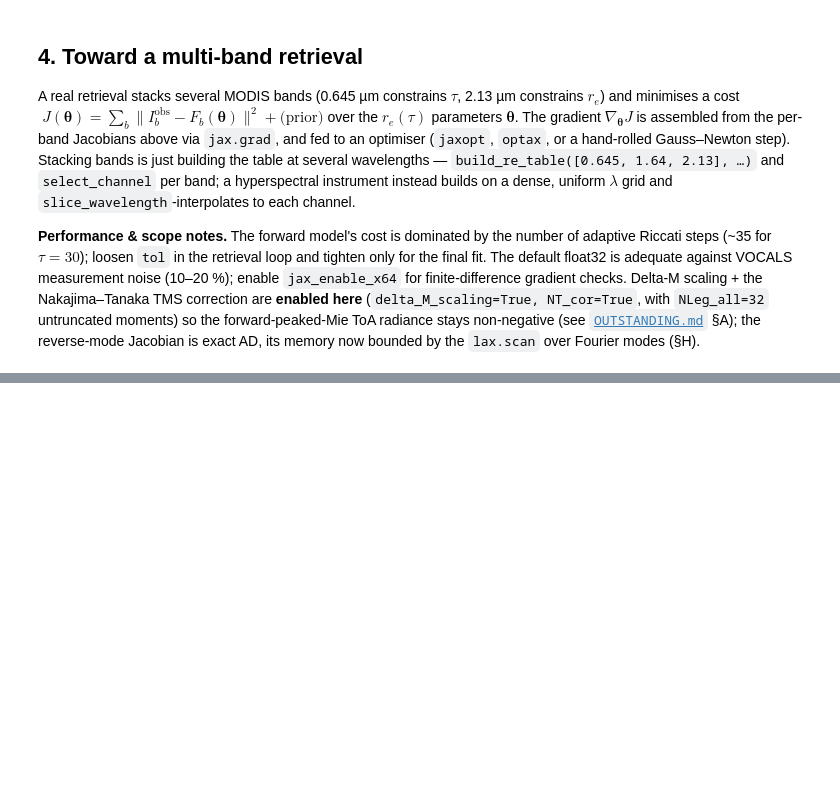
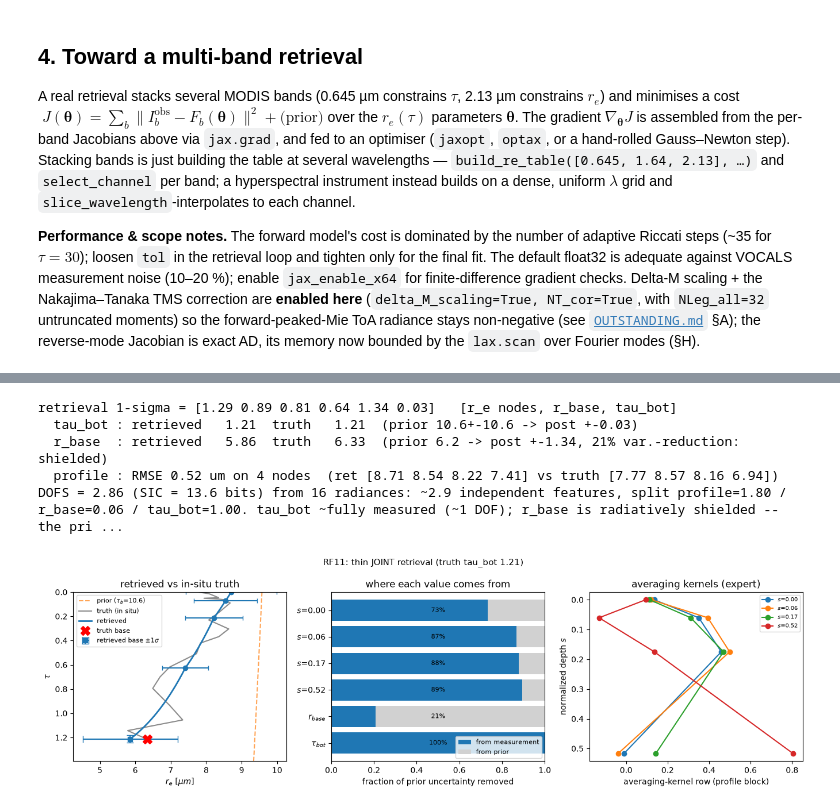
Before and after one commit to dhjx1996/Pythonic-DISORT_inhomogeneous_atmosphere, a Jupyter notebook: docs/riccati_solver_VOCALS_retrieval.ipynb, the cells around one changed output, grey strips where cells are left out. Drawn from its saved outputs; the diff is of its cells as text; code cells hidden in the pictures; blank space fills up the shorter version.

```diff
--- a/docs/riccati_solver_VOCALS_retrieval.ipynb
+++ b/docs/riccati_solver_VOCALS_retrieval.ipynb
@@ -414,9 +111,0 @@ depth.
-# %%
-post = roe.posterior_diagnostics(res.K, res.Sa, res.Se)
-dby = roe.dofs_by_component(post, len(res.tau_nodes),
-                            retrieve_r_base=True, retrieve_tau_bot=True)
-print('retrieval 1-sigma =', np.round(post.error, 2), '  [r_e nodes, r_base, tau_bot]')
-joint_summary(fwd, res, post, truth, clim, sig_tau)
-print(dofs_sentence(post, fwd.m, dby))
-_ = plot_uq(fwd, res, post, truth,
-            title=f'{truth.flight}: thin joint retrieval  (tau_bot truth {truth.tau_bot:.2f})')
@@ -658,0 +366,13 @@ persistently high loss (structural misfit). (`OUTSTANDING.md` §G.)
+# %%
+s_coarse = np.linspace(0.0, 1.0, 6)[:-1]
+x_fg, _ = prior_builder(s_coarse)
+k_active = 4
+s_grid, _, info = roe.select_retrieval_grid(fwd, x_fg, s_coarse, k_active)
+print(f'ODE pool {info["s_pool"].size} -> QRCP {k_active} nodes in s = {np.round(s_grid, 3)}')
+Sa_pool = roe.make_adiabatic_prior(info['s_pool'], 1.0, 0.65 * clim['r_top_mean'],
+                                   clim['r_top_mean'], sigma_top=2.5, sigma_base=1.5)[1]
+k_f, if_f = roe.auto_k_active(info['K_pool'], Se, Sa_pool, method='filter')
+k_d, if_d = roe.auto_k_active(info['K_pool'], Se, Sa_pool, method='dofs', factor=1.5)
+agree = abs(if_f['sum_filter_factor'] - if_f['dofs']) / if_f['dofs'] * 100
+print(f"SO1 auto_k: filter->{k_f} (Sum f_i={if_f['sum_filter_factor']:.2f}), dofs->{k_d} "
+      f"(DOFS={if_d['dofs']:.2f}); agree to {agree:.0f}% -> DOFS robust")
@@ -658,0 +388,11 @@ persistently high loss (structural misfit). (`OUTSTANDING.md` §G.)
+# %%
+x_a, Sa = prior_builder(s_grid)
+res = roe.gauss_newton_oe(fwd, y, s_grid, x_a, Sa, Se, n_iter=12, lm=1e-2, xtol=2e-3,
+                          n_outer=2, k_active=k_active, prior_builder=prior_builder,
+                          remesh_if_chi2_red_gt=2.0)
+remeshed = not (len(res.tau_nodes) == len(s_grid)
+                and np.allclose(res.tau_nodes, s_grid, atol=1e-3))
+print(f'converged={res.converged}, cost {res.cost_history[0]:.2e}->{res.cost_history[-1]:.2e}, '
+      f'||y-F||={np.linalg.norm(res.y - res.Fx):.2e}')
+print(f'final grid s={np.round(res.tau_nodes, 3)} '
+      f'(re-mesh {"applied" if remeshed else "skipped by chi2 gate"})')
@@ -658,0 +417,14 @@ persistently high loss (structural misfit). (`OUTSTANDING.md` §G.)
+# %%
+post = roe.posterior_diagnostics(res.K, res.Sa, res.Se)
+dby = roe.dofs_by_component(post, len(res.tau_nodes), retrieve_r_base=True, retrieve_tau_bot=True)
+print('retrieval 1-sigma =', np.round(post.error, 2), '  [r_e nodes, r_base, tau_bot]')
+joint_summary(fwd, res, post, truth, clim, sig_tau)
+print(dofs_sentence(post, fwd.m, dby))
+plot_uq(fwd, res, post, truth, title=f'{truth.flight}: thin JOINT retrieval (truth tau_bot {truth.tau_bot:.2f})')
+# %% [output]
+retrieval 1-sigma = [1.29 0.89 0.81 0.64 1.34 0.03]   [r_e nodes, r_base, tau_bot]
+  tau_bot : retrieved   1.21  truth   1.21  (prior 10.6+-10.6 -> post +-0.03)
+  r_base  : retrieved   5.86  truth   6.33  (prior 6.2 -> post +-1.34, 21% var.-reduction: shielded)
+  profile : RMSE 0.52 um on 4 nodes  (ret [8.71 8.54 8.22 7.41] vs truth [7.77 8.57 8.16 6.94])
+DOFS = 2.86 (SIC = 13.6 bits) from 16 radiances: ~2.9 independent features, split profile=1.80 / r_base=0.06 / tau_bot=1.00. tau_bot ~fully measured (~1 DOF); r_base is radiatively shielded -- the pri ...
+[figure, added]
```
Also changed, not shown: parts of 45 cells of this notebook, 1 other file.
